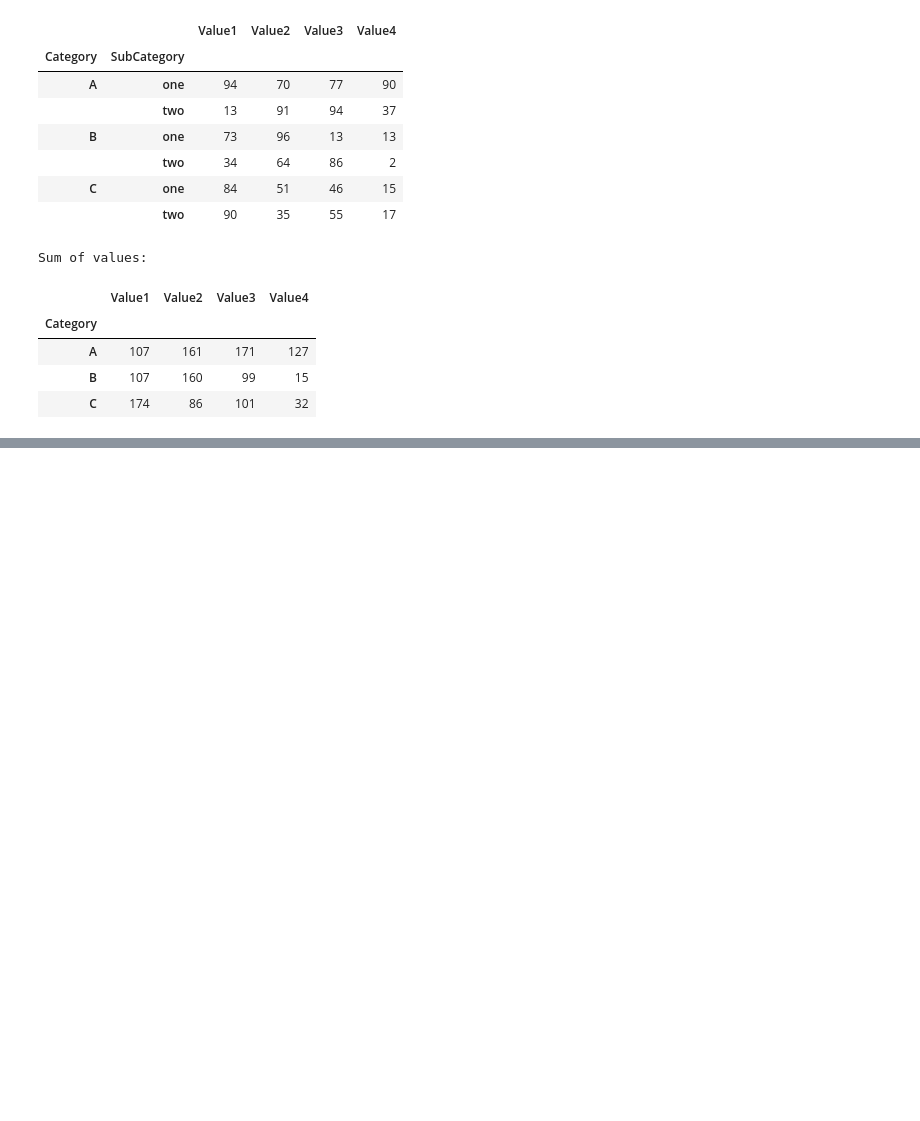
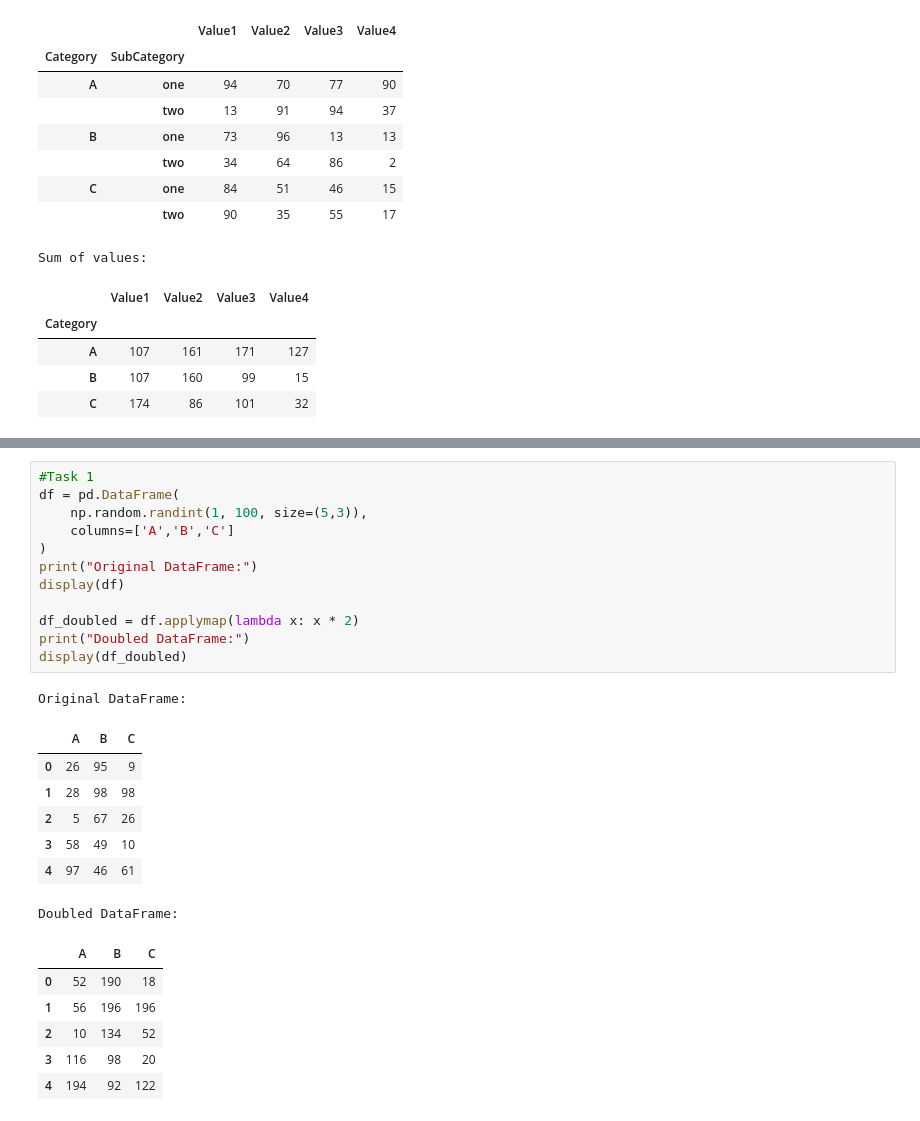
Before and after one commit to developersview/complete-python-DS-ML-bootcamp, a Jupyter notebook: Ch13 - DataAnalysisWithPython/numpypandasassignments/pandasasssignments.ipynb, the cells around one changed output, grey strips where cells are left out. Drawn from its saved outputs; the diff is of its cells as text; blank space fills up the shorter version.

```diff
--- a/Ch13 - DataAnalysisWithPython/numpypandasassignments/pandasasssignments.ipynb
+++ b/Ch13 - DataAnalysisWithPython/numpypandasassignments/pandasasssignments.ipynb
@@ -518,0 +609,27 @@ Sum of values:
+# %%
+#Task 1
+df = pd.DataFrame(
+    np.random.randint(1, 100, size=(5,3)),
+    columns=['A','B','C']
+)
+print("Original DataFrame:")
+display(df)
+
+df_doubled = df.applymap(lambda x: x * 2)
+print("Doubled DataFrame:")
+display(df_doubled)
+# %% [output]
+Original DataFrame:
+|  | A | B | C |
+| 0 | 26 | 95 | 9 |
+| 1 | 28 | 98 | 98 |
+| 2 | 5 | 67 | 26 |
+| 3 | 58 | 49 | 10 |
+| 4 | 97 | 46 | 61 |
+Doubled DataFrame:
+|  | A | B | C |
+| 0 | 52 | 190 | 18 |
+| 1 | 56 | 196 | 196 |
+| 2 | 10 | 134 | 52 |
+| 3 | 116 | 98 | 20 |
+| 4 | 194 | 92 | 122 |
```
Also changed, not shown: parts of 5 cells of this notebook.
